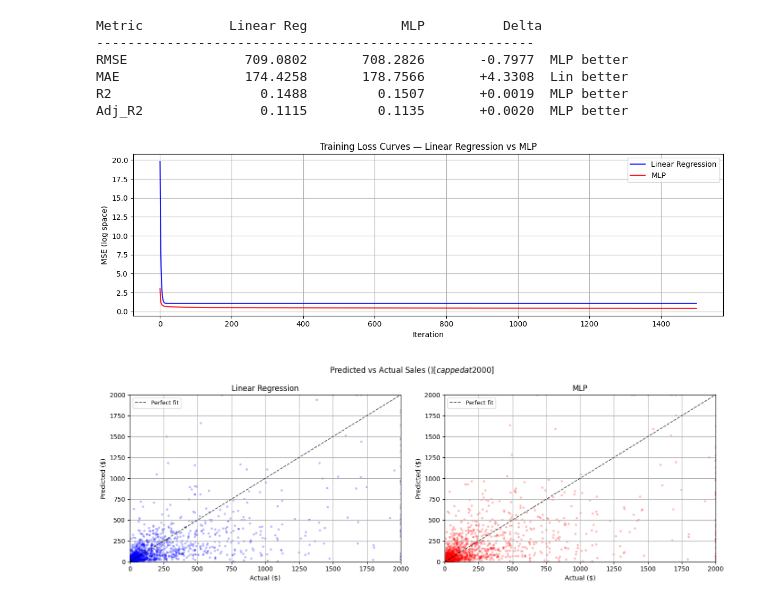
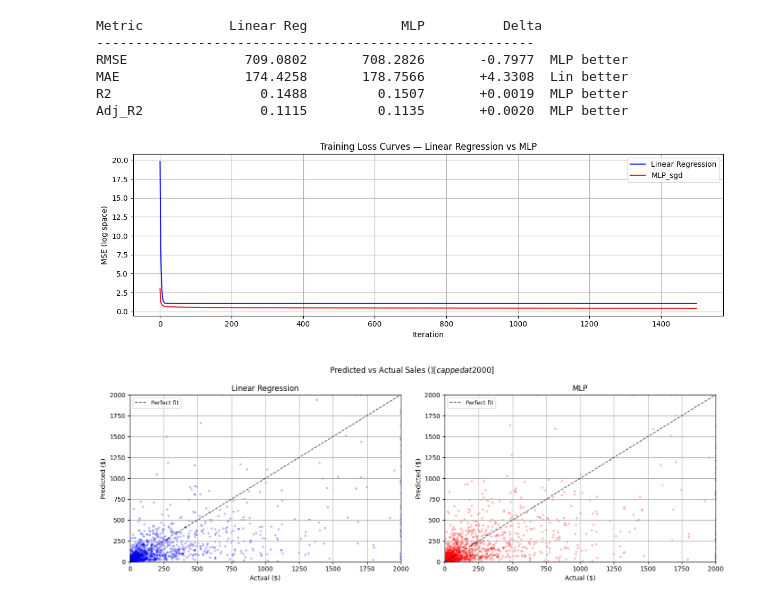
Before and after one commit to jhasankbharadwaj/carprice_prediction, a Jupyter notebook: Dynamic_Pricing_Suggestion_.ipynb, the cells around one changed output. Drawn from its saved outputs; the diff is of its cells as text; code cells hidden in the pictures.

```diff
--- a/Dynamic_Pricing_Suggestion_.ipynb
+++ b/Dynamic_Pricing_Suggestion_.ipynb
@@ -635,26 +637,26 @@ Chosen LR: 0.05
 # %%
-mlp_start = time.time()
-mlp_arch  = [X_train.shape[1], 32,16,1]
-mlp_model = MLP(architecture=mlp_arch, learning_rate=0.05,
-                n_iterations=2000, clip=5.0)
+# mlp_start = time.time()
+# mlp_arch  = [X_train.shape[1], 32,16,1]
+# mlp_model = MLP(architecture=mlp_arch, learning_rate=0.05,
+#                 n_iterations=2000, clip=5.0)
 
-mlp_model.fit(X_train, Y_train_log, verbose_every=400)
-mlp_time  = time.time() - mlp_start
+# mlp_model.fit(X_train, Y_train_log, verbose_every=400)
+# mlp_time  = time.time() - mlp_start
 
-mlp_pred_log    = mlp_model.predict(X_test)
-mlp_predictions = np.expm1(mlp_pred_log)
+# mlp_pred_log    = mlp_model.predict(X_test)
+# mlp_predictions = np.expm1(mlp_pred_log)
 
-print(f'Training time : {mlp_time:.2f}s')
-print(f'Loss          : {mlp_model.loss_history[0]:.5f} -> {mlp_model.loss_history[-1]:.5f}')
-print(f'Converged     : {mlp_model.loss_history[-1] < mlp_model.loss_history[0]}')
+# print(f'Training time : {mlp_time:.2f}s')
+# print(f'Loss          : {mlp_model.loss_history[0]:.5f} -> {mlp_model.loss_history[-1]:.5f}')
+# print(f'Converged     : {mlp_model.loss_history[-1] < mlp_model.loss_history[0]}')
 
-fig, ax = plt.subplots(figsize=(11, 4))
-ax.plot(mlp_model.loss_history, label='MLP')
-ax.set_title('MLP - Training Loss Curve (MSE in log space)')
-ax.set_xlabel('Iteration'); ax.set_ylabel('MSE'); ax.legend(); ax.grid(True)
+# fig, ax = plt.subplots(figsize=(11, 4))
+# ax.plot(mlp_model.loss_history, label='MLP')
+# ax.set_title('MLP - Training Loss Curve (MSE in log space)')
+# ax.set_xlabel('Iteration'); ax.set_ylabel('MSE'); ax.legend(); ax.grid(True)
 
-plt.tight_layout()
-plt.show()
+# plt.tight_layout()
+# plt.show()
 # %% [output]
 Layer shapes:
   W1: (84, 32)
@@ -774,16 +778,16 @@ Adj_R2               0.1115         0.1135       +0.0020  MLP better
 # %%
 fig, ax = plt.subplots(figsize=(12, 4))
 ax.plot(lin_model.loss_history, color='blue', linewidth=1.5,
         label='Linear Regression', alpha=0.9)
 ax.plot(mlp_model.loss_history, color='red', linewidth=1.5,
-        label='MLP', alpha=0.9)
+        label='MLP_sgd', alpha=0.9)
 ax.set_title('Training Loss Curves — Linear Regression vs MLP')
 ax.set_xlabel('Iteration'); ax.set_ylabel('MSE (log space)')
 ax.legend(); ax.grid(True)
 plt.tight_layout()
 plt.show()
 # %% [output]
-[figure, old version]
+[figure, new version]
 # %%
 cap = 2000
 
```
Also changed, not shown: parts of 9 cells of this notebook.
